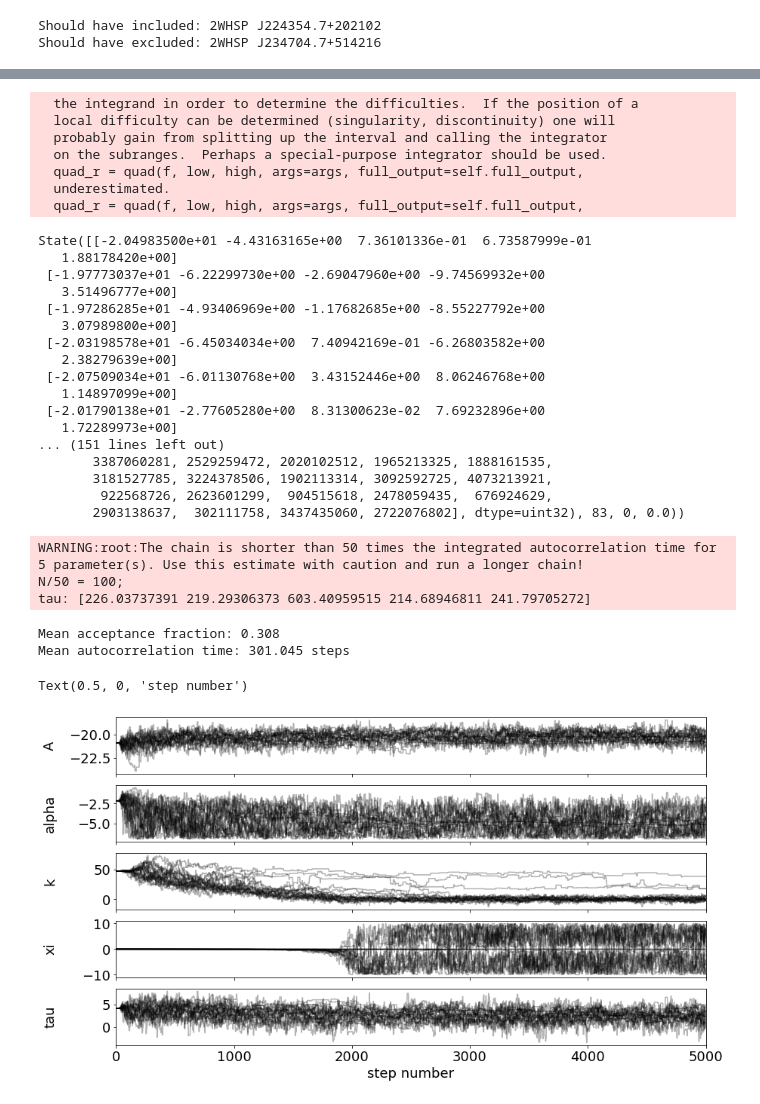
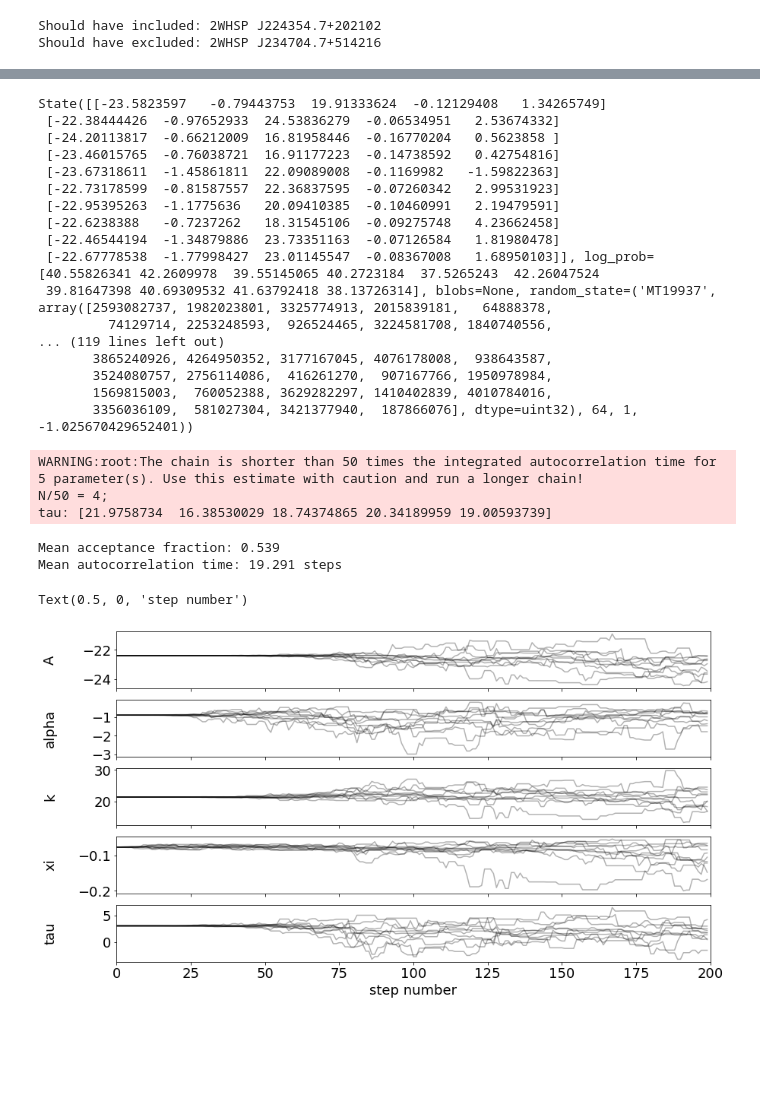
Before and after one commit to aribrill/lf-simulation, a Jupyter notebook: LF_calculation.ipynb, the cells around one changed output, grey strips where cells are left out. Drawn from its saved outputs; the diff is of its cells as text; code cells hidden in the pictures; blank space fills up the shorter version.

```diff
--- a/LF_calculation.ipynb
+++ b/LF_calculation.ipynb
@@ -350,22 +398,17 @@ def calculate_luminosity(processed_data, processed_units, processed_labels):
 # %%
-proc_data, proc_units, proc_labels = process_veritas_data(data)
-e_max = u.TeV/(3 * proc_data['z'].to_numpy()) # Estimate e_max using as inversely scaled with redshift
-lum_data, lum_units, lum_labels = calculate_luminosity(proc_data, proc_units, proc_labels)
-
-all_data = pd.concat((proc_data, lum_data), axis=1)
-all_units, all_labels = {**proc_units, **lum_units}, {**proc_labels, **lum_labels}
-
-def value(key):
-    return all_data[key].to_numpy() * all_units[key]
+data, labels, value = generate_data(raw_data, dataset='year1')  # dataset = 'year1' or 'legacy'
 
 for key in ['obs_luminosity', 'deabs_luminosity', 'z']:
     print("Min/max {}: {:.04}, {:.04}".format(key, np.min(value(key)), np.max(value(key))))
 mean_exposure = np.mean(value('exposure'))
 print("Mean exposure: {:.04}".format(mean_exposure))
+mean_index = np.mean(value('index')).reshape(1)
+print("Mean index: {:.04}".format(mean_index[0]))
+
 
 # Plot distributions of the data
 fig, axes = plt.subplots(5, 2, figsize=(14.0, 22.0))
-for ax, (key, arr), label in zip(axes.ravel(), all_data.iteritems(), all_labels.values()):
+for ax, (key, arr), label in zip(axes.ravel(), data.iteritems(), labels.values()):
     if key in ['index', 'z', 'exposure']:
         bins = 10
     else:
@@ -431,7 +476,8 @@ limiting_whsp_z = limiting_eflux_to_redshift(limiting_whsp_fluxes, value('whsp_l
                                              synchrotron_peak_index)
 limiting_vts_fluxes = vts_sensitivity_flux(value('exposure'))
 limiting_vts_spectra, limiting_vts_bin_edges = get_spectrum(limiting_vts_fluxes, value('index'),
-                                                            e_min=e_min, e_max=e_max, num_bins=num_bins)
+                                                            e_min=e_min, e_max=u.TeV/(3*value('z')),
+                                                            num_bins=num_bins)
 limiting_tev_z = limiting_spectrum_to_redshift(limiting_vts_spectra, limiting_vts_bin_edges,
                                                value('deabs_luminosity'), value('index'))
 
@@ -625,7 +670,7 @@ initial_params = tuple(param.forward_transform(param.initial_value) for param in
 param_limits = np.array([param.forward_transform(param.limits) for param in params])
 model = model_factory(base, evolution, use_tau)
 
-neg_log_likelihood = neg_log_likelihood_factory(model, mean_exposure, assumed_index, integration_ranges,
+neg_log_likelihood = neg_log_likelihood_factory(model, mean_exposure, mean_index, integration_ranges,
                                                 param_limits)
 res = optimize.minimize(neg_log_likelihood, initial_params, args=args, method='Powell')
 best_fit_params = {param.name: param.reverse_transform(final_val) for param, final_val in zip(params, res.x)}
@@ -681,7 +726,7 @@ plt.legend(loc="lower right")
 # Estimate the errors on the model parameters using Monte Carlo simulations
 
 # Initialize the walkers around the ML best fit
-ndim, nwalkers = len(res.x), 20
+ndim, nwalkers = len(res.x), 10
 p0 = res.x + 1e-4 * np.random.randn(nwalkers, ndim)
 
 def log_likelihood(args, log10_Ls, zs):
@@ -689,53 +734,46 @@ def log_likelihood(args, log10_Ls, zs):
 
 sampler = emcee.EnsembleSampler(nwalkers, ndim, log_likelihood, args=args)
 
-sampler.run_mcmc(p0, 5000)
+sampler.run_mcmc(p0, 200)
 # %% [output]
-  the integrand in order to determine the difficulties.  If the position of a
-  local difficulty can be determined (singularity, discontinuity) one will
-  probably gain from splitting up the interval and calling the integrator
-  on the subranges.  Perhaps a special-purpose integrator should be used.
-  quad_r = quad(f, low, high, args=args, full_output=self.full_output,
-  underestimated.
-  quad_r = quad(f, low, high, args=args, full_output=self.full_output,
+State([[-23.5823597   -0.79443753  19.91333624  -0.12129408   1.34265749]
+ [-22.38444426  -0.97652933  24.53836279  -0.06534951   2.53674332]
+ [-24.20113817  -0.66212009  16.81958446  -0.16770204   0.5623858 ]
+ [-23.46015765  -0.76038721  16.91177223  -0.14738592   0.42754816]
+ [-23.67318611  -1.45861811  22.09089008  -0.1169982   -1.59822363]
+ [-22.73178599  -0.81587557  22.36837595  -0.07260342   2.99531923]
+ [-22.95395263  -1.1775636   20.09410385  -0.10460991   2.19479591]
+ [-22.6238388   -0.7237262   18.31545106  -0.09275748   4.23662458]
+ [-22.46544194  -1.34879886  23.73351163  -0.07126584   1.81980478]
+ [-22.67778538  -1.77998427  23.01145547  -0.08367008   1.68950103]], log_prob=[40.55826341 42.2609978  39.55145065 40.2723184  37.5265243  42.26047524
+ 39.81647398 40.69309532 41.63792418 38.13726314], blobs=None, random_state=('MT19937', array([2593082737, 1982023801, 3325774913, 2015839181,   64888378,
+         74129714, 2253248593,  926524465, 3224581708, 1840740556,
+... (119 lines left out)
+       3865240926, 4264950352, 3177167045, 4076178008,  938643587,
+       3524080757, 2756114086,  416261270,  907167766, 1950978984,
+       1569815003,  760052388, 3629282297, 1410402839, 4010784016,
+       3356036109,  581027304, 3421377940,  187866076], dtype=uint32), 64, 1, -1.025670429652401))
-State([[-2.04983500e+01 -4.43163165e+00  7.36101336e-01  6.73587999e-01
-   1.88178420e+00]
- [-1.97773037e+01 -6.22299730e+00 -2.69047960e+00 -9.74569932e+00
-   3.51496777e+00]
- [-1.97286285e+01 -4.93406969e+00 -1.17682685e+00 -8.55227792e+00
-   3.07989800e+00]
- [-2.03198578e+01 -6.45034034e+00  7.40942169e-01 -6.26803582e+00
-   2.38279639e+00]
- [-2.07509034e+01 -6.01130768e+00  3.43152446e+00  8.06246768e+00
-   1.14897099e+00]
- [-2.01790138e+01 -2.77605280e+00  8.31300623e-02  7.69232896e+00
-   1.72289973e+00]
-... (151 lines left out)
-       3387060281, 2529259472, 2020102512, 1965213325, 1888161535,
-       3181527785, 3224378506, 1902113314, 3092592725, 4073213921,
-        922568726, 2623601299,  904515618, 2478059435,  676924629,
-       2903138637,  302111758, 3437435060, 2722076802], dtype=uint32), 83, 0, 0.0))
 # %%
 print("Mean acceptance fraction: {0:.3f}".format(np.mean(sampler.acceptance_fraction)))
 print("Mean autocorrelation time: {0:.3f} steps".format(np.mean(sampler.get_autocorr_time(quiet=True))))
 
 all_samples = sampler.get_chain()
 
 fig, axes = plt.subplots(ndim, sharex=True)
-labels = [param.name for param in params]
+param_labels = [param.name for param in params]
 for i, ax in enumerate(axes):
     ax.plot(all_samples[:, :, i], "k", alpha=0.3)
     ax.set_xlim(0, len(all_samples))
-    ax.set_ylabel(labels[i])
+    ax.set_ylabel(param_labels[i])
     ax.yaxis.set_label_coords(-0.1, 0.5)
 
 axes[-1].set_xlabel("step number")
 # %% [output]
 WARNING:root:The chain is shorter than 50 times the integrated autocorrelation time for 5 parameter(s). Use this estimate with caution and run a longer chain!
-N/50 = 100;
-tau: [226.03737391 219.29306373 603.40959515 214.68946811 241.79705272]
+N/50 = 4;
+tau: [21.9758734  16.38530029 18.74374865 20.34189959 19.00593739]
-Mean acceptance fraction: 0.308
-Mean autocorrelation time: 301.045 steps
+Mean acceptance fraction: 0.539
+Mean autocorrelation time: 19.291 steps
 Text(0.5, 0, 'step number')
-[figure, old version]
+[figure, new version]
 # %%
```
Also changed, not shown: parts of 14 cells of this notebook.
